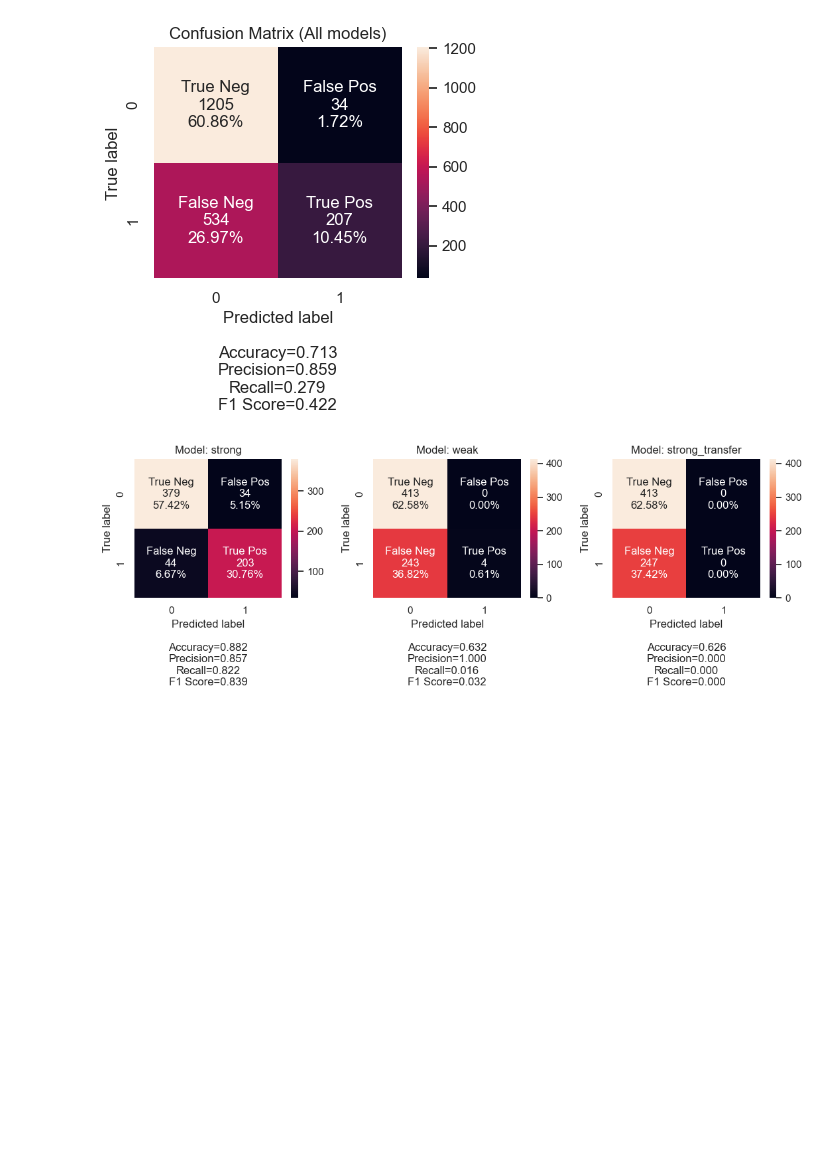
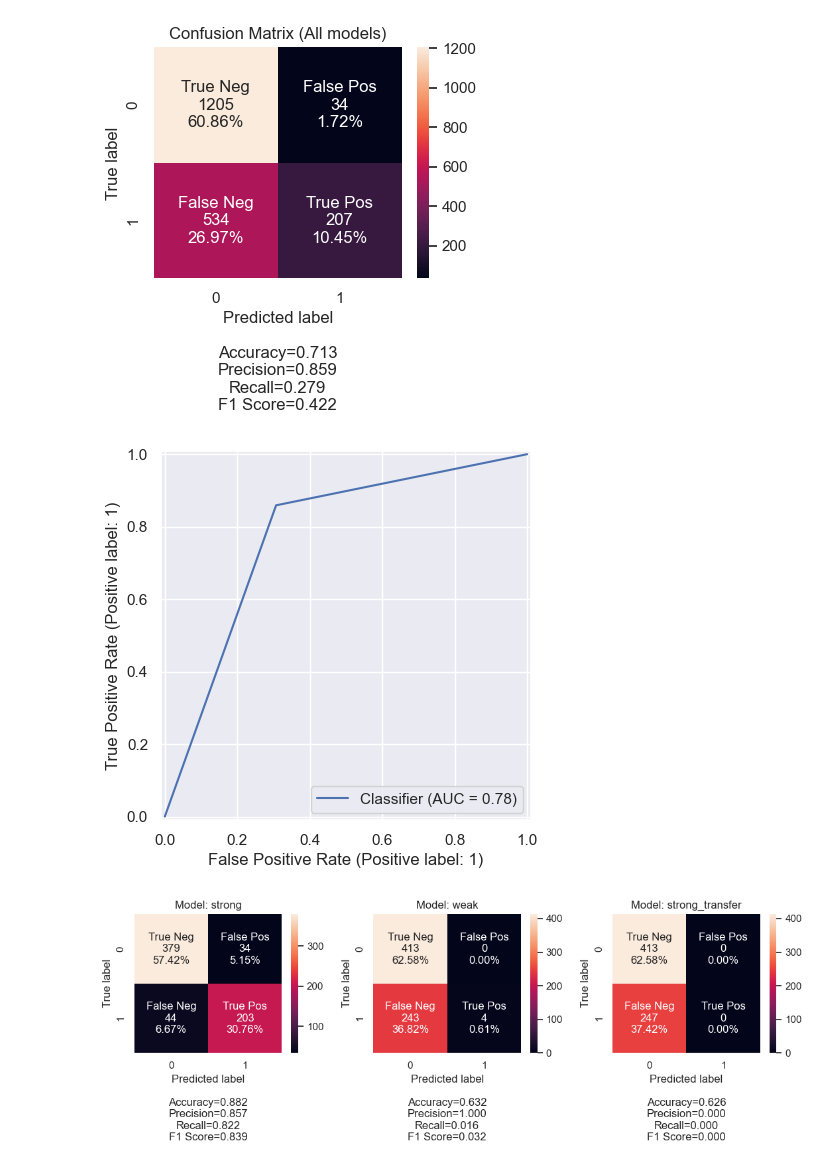
Before and after one commit to aashnapshah/weak-to-strong-expts, a Jupyter notebook: notebooks/mpotta_20240426_analysis_shadr.ipynb, the cells around one changed output. Cells and saved outputs as stored; diff of their text form; code cells hidden in the pictures; blank space fills up the shorter version.

```diff
--- a/notebooks/mpotta_20240426_analysis_shadr.ipynb
+++ b/notebooks/mpotta_20240426_analysis_shadr.ipynb
@@ -74,6 +74,14 @@ plt.title('Confusion Matrix (All models)')
 # %% [output]
 Text(0.5, 1.0, 'Confusion Matrix (All models)')
 [figure]
+# %%
+#TODO: Add AUCROC curves
+from sklearn.metrics import RocCurveDisplay
+
+RocCurveDisplay.from_predictions(predictions, y_test)
+plt.show()
+# %% [output]
+[figure, added]
 # %%
 models = ['strong', 'weak', 'strong_transfer']
 
```
Also changed, not shown: parts of 3 cells of this notebook.
